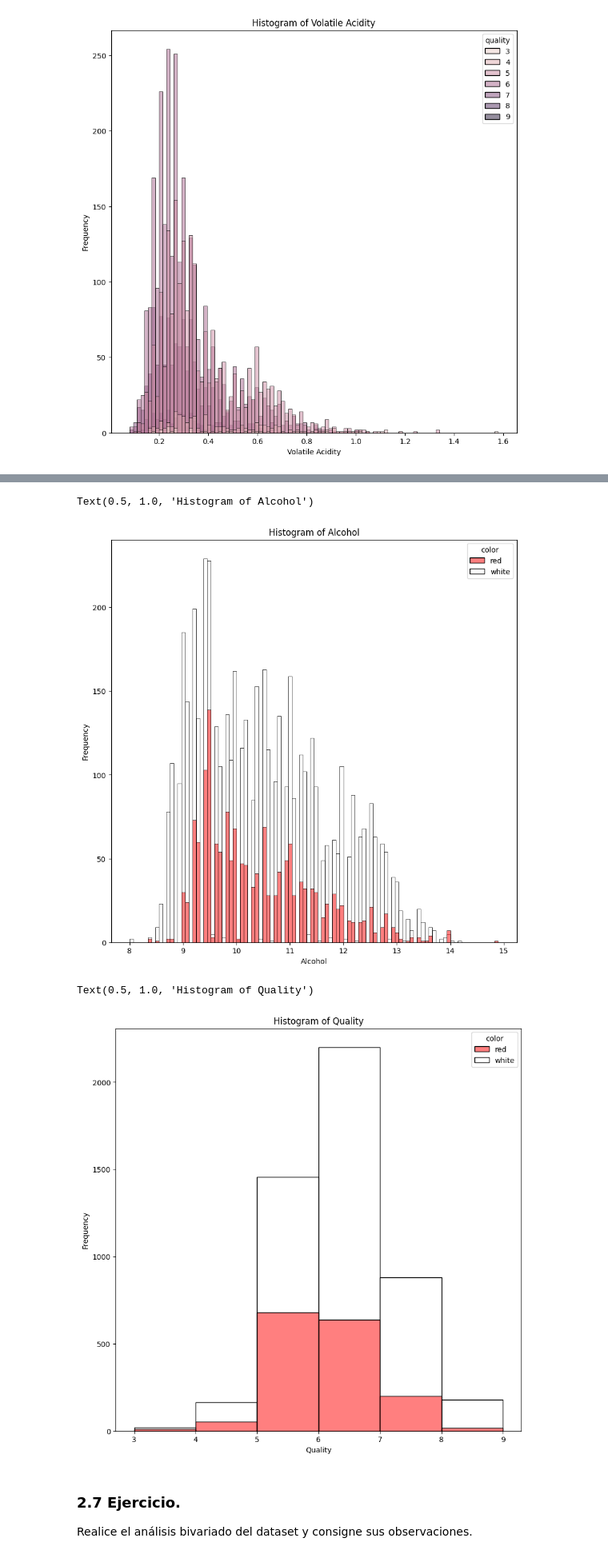
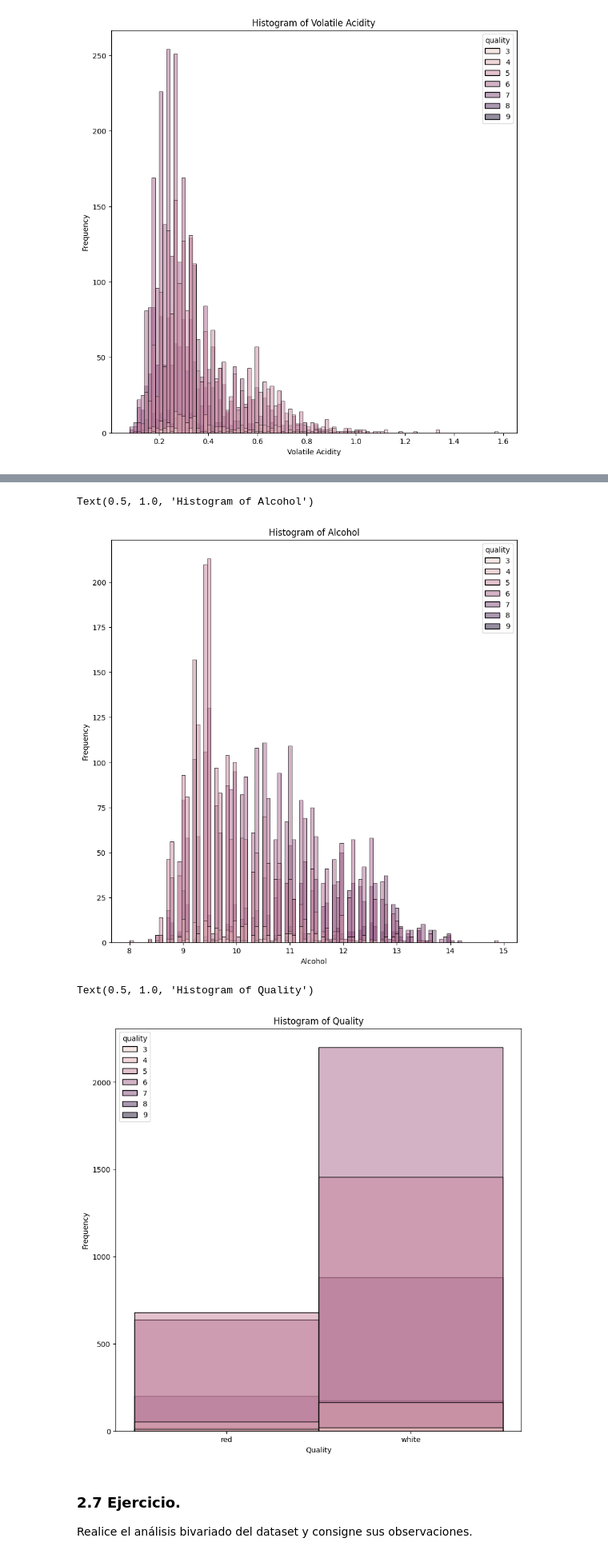
Before and after one commit to Alexander940/AI_Lab3, a Jupyter notebook: Lab-IA1_Lab-3.ipynb, the cells around one changed output, grey strips where cells are left out. Shown at 80% size. Cells and saved outputs as stored; diff of their text form; code cells hidden in the pictures.

```diff
--- a/Lab-IA1_Lab-3.ipynb
+++ b/Lab-IA1_Lab-3.ipynb
@@ -232,21 +232,21 @@ Text(0.5, 1.0, 'Histogram of Sulphates')
 # %%
 plt.figure(figsize=(10, 10))
-sns.histplot(data=df, x="alcohol", bins=100, hue="color", fill=True, palette=custom_palette)
+sns.histplot(data=df, x="alcohol", bins=100, hue="quality", fill=True)
 plt.xlabel("Alcohol")
 plt.ylabel("Frequency")
 plt.title("Histogram of Alcohol")
 # %% [output]
 Text(0.5, 1.0, 'Histogram of Alcohol')
-[figure, old version]
+[figure, new version]
 # %%
 plt.figure(figsize=(10, 10))
-sns.histplot(data=df, x="quality", bins=6, hue="color", fill=True, palette=custom_palette)
+sns.histplot(data=df, x="color", bins=6, hue="quality", fill=True)
 plt.xlabel("Quality")
 plt.ylabel("Frequency")
 plt.title("Histogram of Quality")
 # %% [output]
 Text(0.5, 1.0, 'Histogram of Quality')
-[figure, old version]
+[figure, new version]
 # %% [markdown]
 ### 2.7 Ejercicio.
 
```
Also changed, not shown: parts of 14 cells of this notebook.
